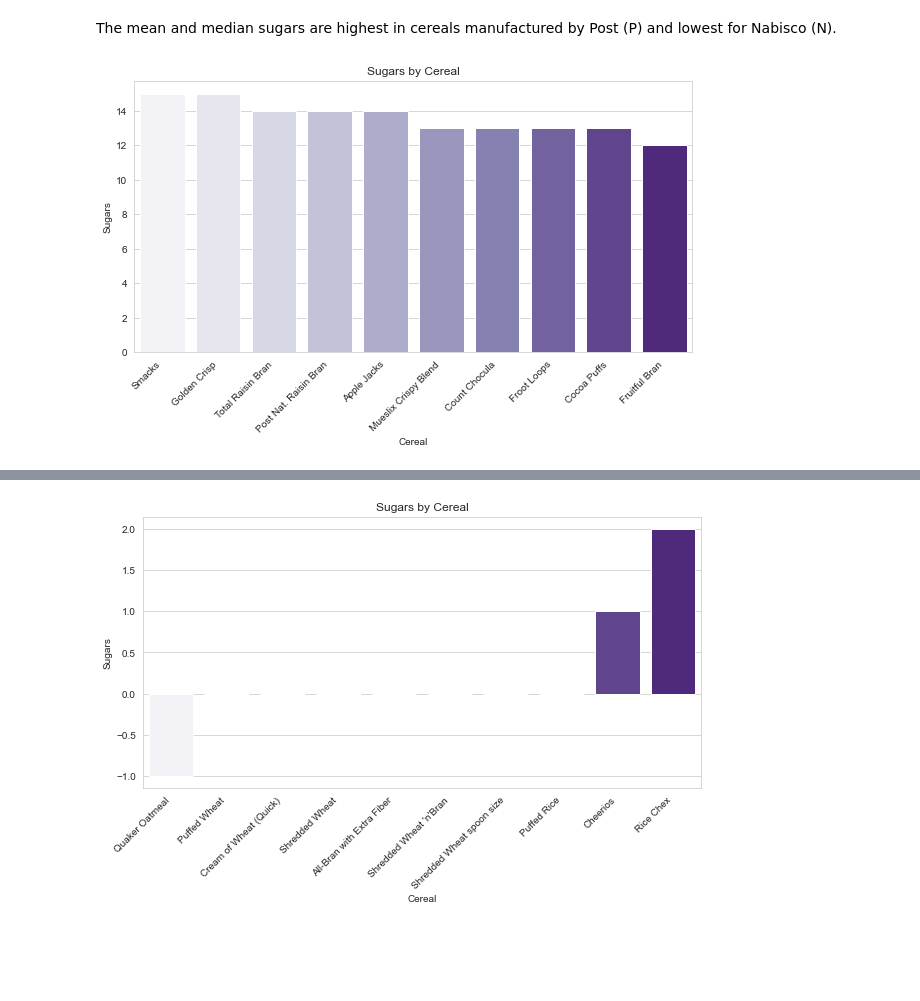
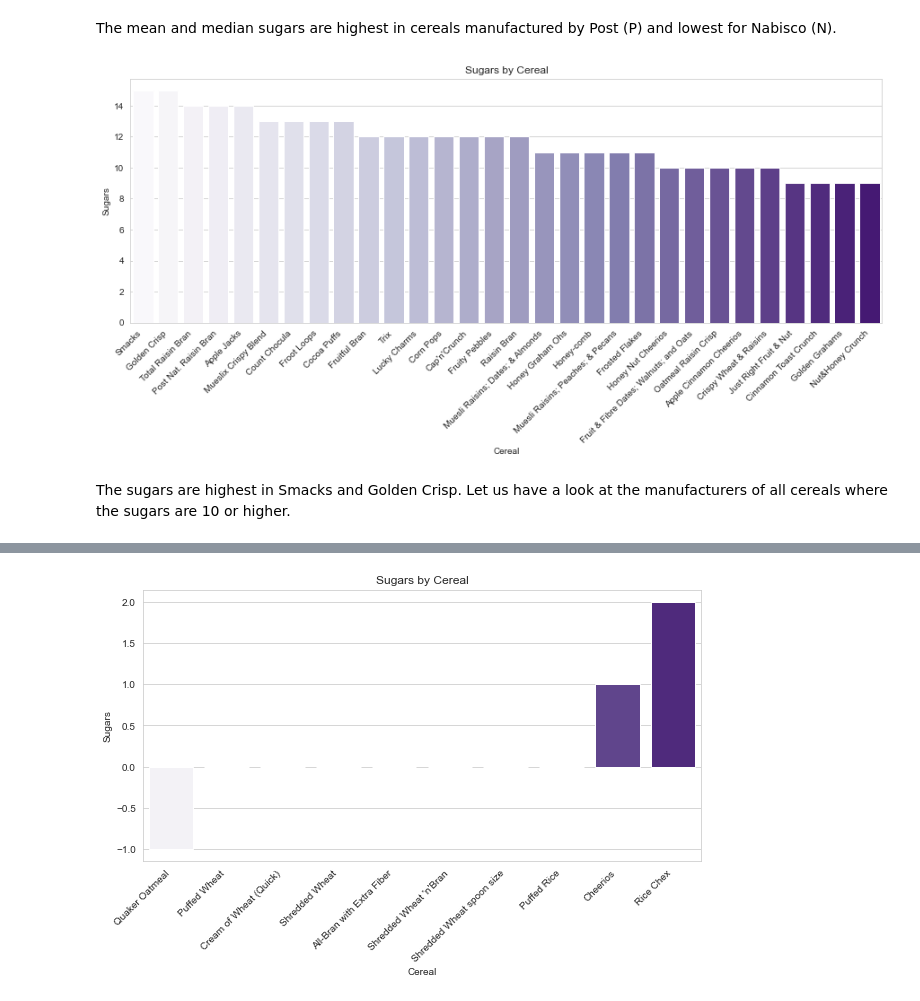
Before and after one commit to ayg15/cereals, a Jupyter notebook: Cereals EDA.ipynb, the cells around one changed output, grey strips where cells are left out. Saved outputs shown, nothing was run; the diff lists cells and outputs as text; code cells hidden in the pictures; blank space fills up the shorter version.

Commit message:
Added plots for lower levels of various features

```diff
--- a/Cereals EDA.ipynb
+++ b/Cereals EDA.ipynb
@@ -578,17 +733,19 @@ plt.show()
 # %% [markdown]
 The mean and median sugars are highest in cereals manufactured by Post (P) and lowest for Nabisco (N).
 # %%
-plt.figure(figsize = (10,5))
-sns.barplot(data = cereals_df.sort_values(by = 'sugars', ascending = False).head(10),
+plt.figure(figsize = (15,5))
+sns.barplot(data = cereals_df.sort_values(by = 'sugars', ascending = False).head(30),
             x = 'name',
             y = 'sugars',
             palette = 'Purples')
 
 plt.xticks(rotation = 45,
            horizontalalignment='right')
 plt.xlabel('Cereal')
 plt.ylabel('Sugars')
 plt.title('Sugars by Cereal')
 plt.show()
 # %% [output]
-[figure, old version]
+[figure, new version]
+# %% [markdown]
+The sugars are highest in Smacks and Golden Crisp. Let us have a look at the manufacturers of all cereals where the sugars are 10 or higher.
```
Also changed, not shown: parts of 55 cells of this notebook.
